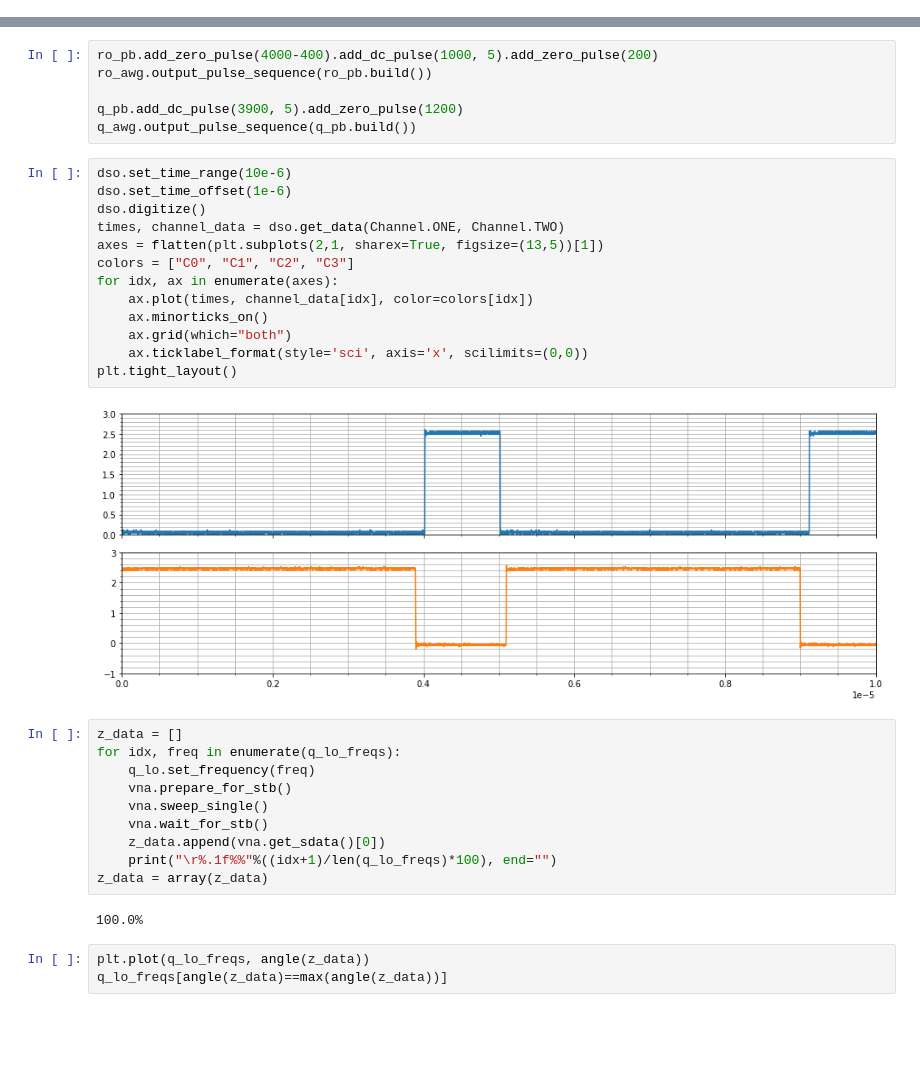
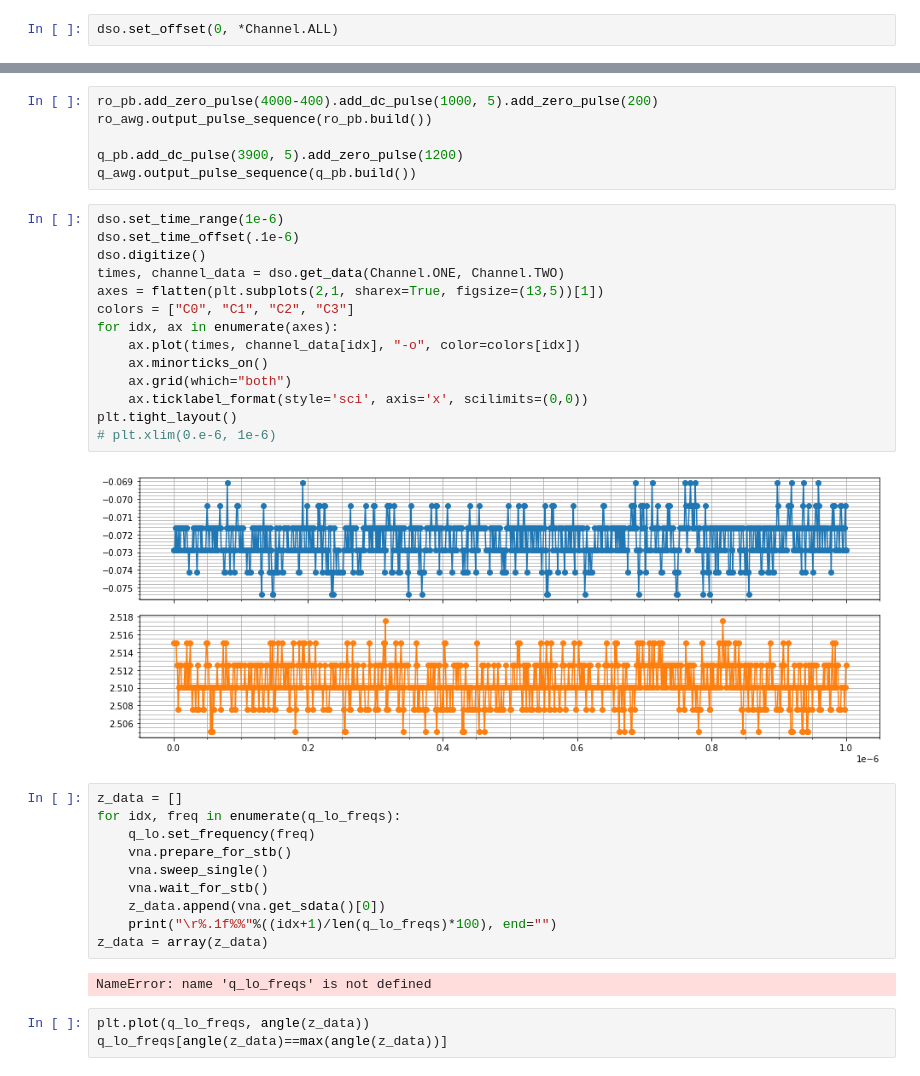
Before and after one commit to niobiumpro/Measurement-automation, a Jupyter notebook: Low budget Time-domain qubit measurements.ipynb, the cells around one changed output, grey strips where cells are left out. Drawn from its saved outputs; the diff is of its cells as text; blank space fills up the shorter version.

```diff
--- a/Low budget Time-domain qubit measurements.ipynb
+++ b/Low budget Time-domain qubit measurements.ipynb
@@ -144,6 +144,8 @@ array([  9.15833333e+09])
 [figure]
 # %% [markdown]
 # Two-tone spectroscopy with pulsed readout
+# %%
+dso.set_offset(0, *Channel.ALL)
 # %%
 ro_pb.add_zero_pulse(1).add_dc_pulse(1000, 5)
 ro_awg.output_pulse_sequence(ro_pb.build())
@@ -196,20 +200,21 @@ ro_awg.output_pulse_sequence(ro_pb.build())
 q_pb.add_dc_pulse(3900, 5).add_zero_pulse(1200)
 q_awg.output_pulse_sequence(q_pb.build())
 # %%
-dso.set_time_range(10e-6)
-dso.set_time_offset(1e-6)
+dso.set_time_range(1e-6)
+dso.set_time_offset(.1e-6)
 dso.digitize()
 times, channel_data = dso.get_data(Channel.ONE, Channel.TWO)
 axes = flatten(plt.subplots(2,1, sharex=True, figsize=(13,5))[1])
 colors = ["C0", "C1", "C2", "C3"]
 for idx, ax in enumerate(axes):
-    ax.plot(times, channel_data[idx], color=colors[idx])
+    ax.plot(times, channel_data[idx], "-o", color=colors[idx])
     ax.minorticks_on()
     ax.grid(which="both")
     ax.ticklabel_format(style='sci', axis='x', scilimits=(0,0))
 plt.tight_layout()
+# plt.xlim(0.e-6, 1e-6)
 # %% [output]
-[figure, old version]
+[figure, new version]
 # %%
 z_data = []
 for idx, freq in enumerate(q_lo_freqs):
@@ -221,7 +226,7 @@ for idx, freq in enumerate(q_lo_freqs):
     print("\r%.1f%%"%((idx+1)/len(q_lo_freqs)*100), end="")
 z_data = array(z_data)
 # %% [output]
-100.0%
+NameError: name 'q_lo_freqs' is not defined
 # %%
 plt.plot(q_lo_freqs, angle(z_data))
 q_lo_freqs[angle(z_data)==max(angle(z_data))]
```
Also changed, not shown: parts of 4 cells of this notebook, 7 other files.
